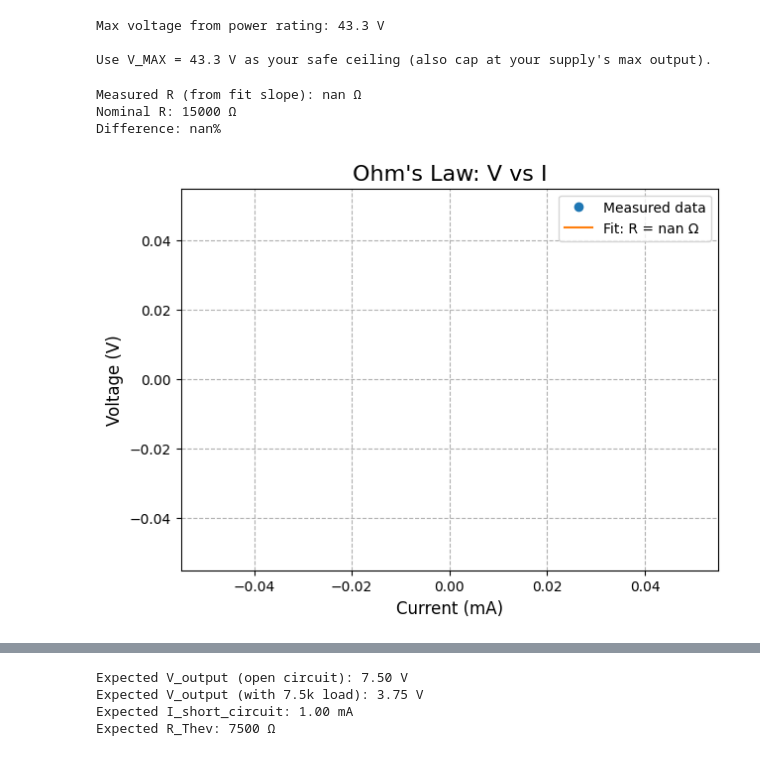
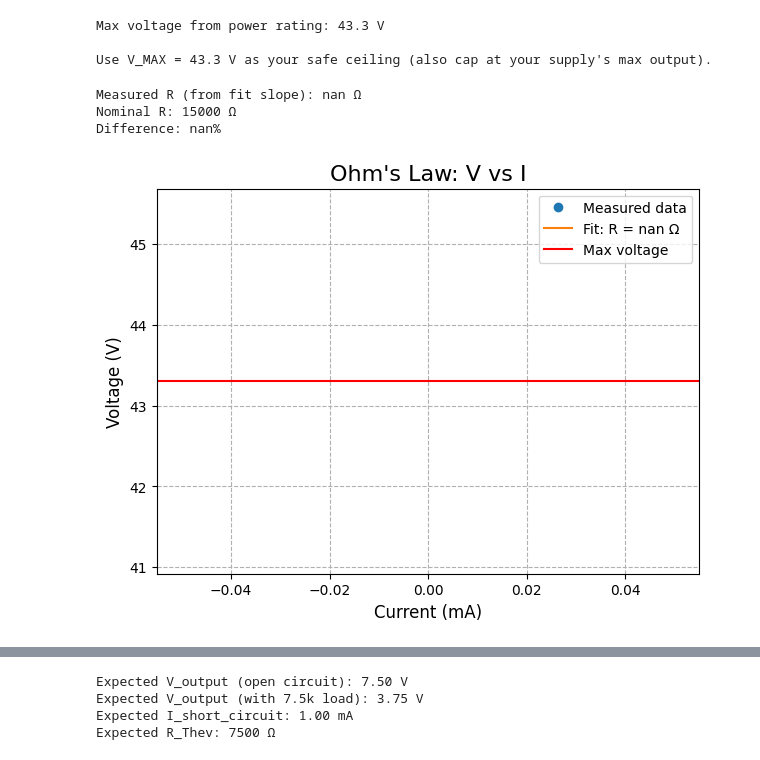
Before and after one commit to darius-uru/fall-2026-courses, a Jupyter notebook: phys485/lab1/lab1.ipynb, the cells around one changed output, grey strips where cells are left out. Cells and saved outputs as stored; diff of their text form; code cells hidden in the pictures.

```diff
--- a/phys485/lab1/lab1.ipynb
+++ b/phys485/lab1/lab1.ipynb
@@ -80,23 +80,24 @@ I_measured = np.array([])   # ammeter reading in series, one per point
 # %%
 # Linear regression: V = I*R  ->  slope = R
 fit = linregress(I_measured, V_measured)
 R_fit = fit.slope
 
 print(f"Measured R (from fit slope): {R_fit:.1f} Ω")
 print(f"Nominal R: {R_nominal:.0f} Ω")
 print(f"Difference: {abs(R_fit - R_nominal)/R_nominal*100:.2f}%")
 
 fig, ax = plt.subplots(figsize=(7, 5))
 ax.plot(I_measured * 1000, V_measured, 'o', label='Measured data')
 I_fit_line = np.linspace(0, I_measured.max(), 50) if len(I_measured) else np.array([0, 1])
 ax.plot(I_fit_line * 1000, fit.slope * I_fit_line + fit.intercept, '-', label=f'Fit: R = {R_fit:.0f} Ω')
+ax.axhline(y = V_MAX, color = "red", label = "Max voltage")
 look_nice(ax, "Current (mA)", "Voltage (V)", "Ohm's Law: V vs I")
 plt.show()
 # %% [output]
 Measured R (from fit slope): nan Ω
 Nominal R: 15000 Ω
 Difference: nan%
-[figure, old version]
+[figure, new version]
 # %% [markdown]
 ## 1L.3   Voltage divider
 
```
